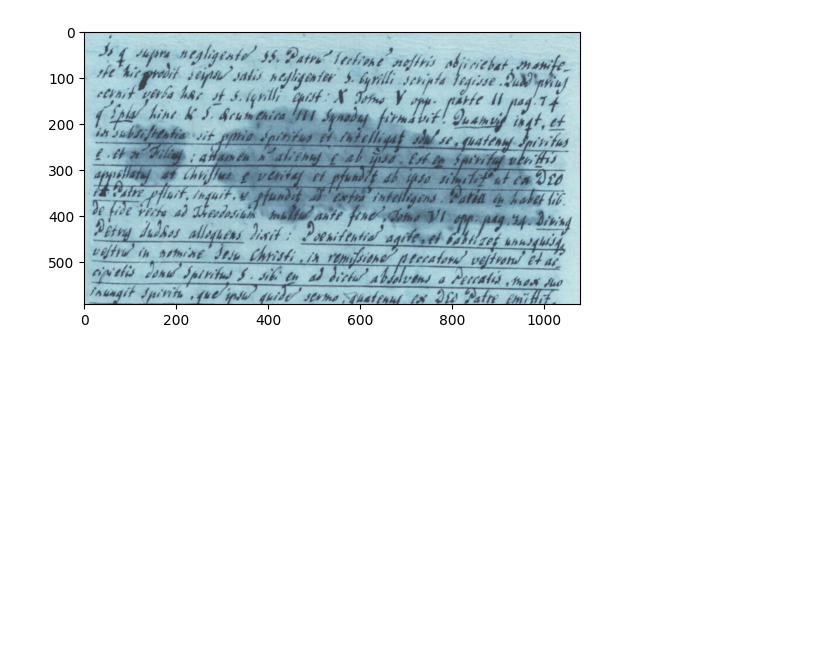
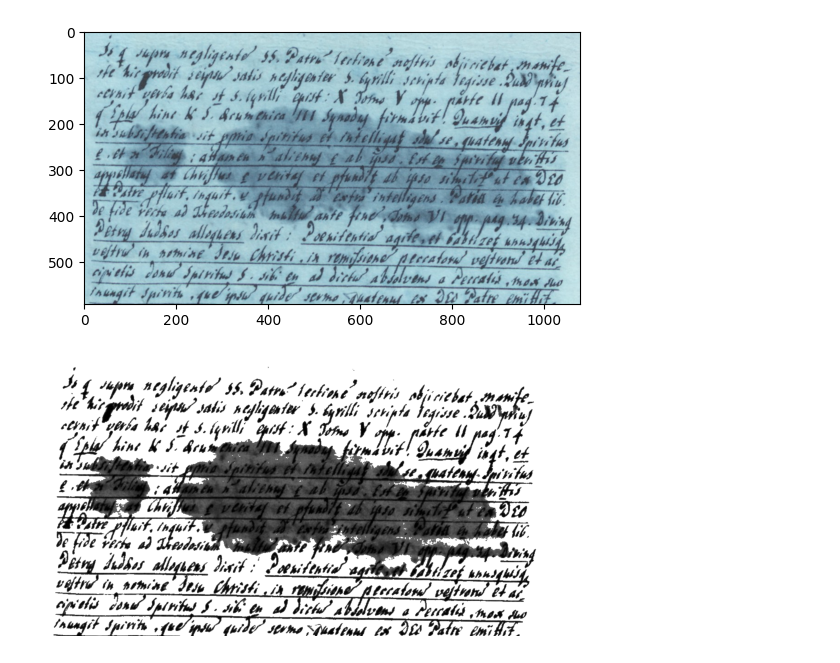
Before and after one commit to Joeal64/Textual-Restoration-Tool, a Jupyter notebook: Sam/SamProcessingZoernikav.ipynb, the cells around one changed output. Drawn from its saved outputs; the diff is of its cells as text; code cells hidden in the pictures; blank space fills up the shorter version.

```diff
--- a/Sam/SamProcessingZoernikav.ipynb
+++ b/Sam/SamProcessingZoernikav.ipynb
@@ -26,3 +27,17 @@ ret, thresh = cv2.threshold(blur, 0, 255, cv2.THRESH_BINARY + cv2.THRESH_OTSU)
 cv2.imshow('Binarized Image', thresh)
 cv2.waitKey(0)
 cv2.destroyAllWindows()
+# %%
+# optional: make black more intense
+gray = cv2.convertScaleAbs(gray, alpha=1.5, beta=0)
+cv2.imshow('Enhanced Grayscale Image', gray)
+cv2.waitKey(0)
+cv2.destroyAllWindows()
+# %%
+# now apply histogram equalization to enhance contrast
+H = cv2.equalizeHist(gray)
+plt.imshow(H, cmap='gray')
+plt.axis('off')
+plt.show()
+# %% [output]
+[figure, added]
```
Also changed, not shown: parts of 11 cells of this notebook, 38 other files.
